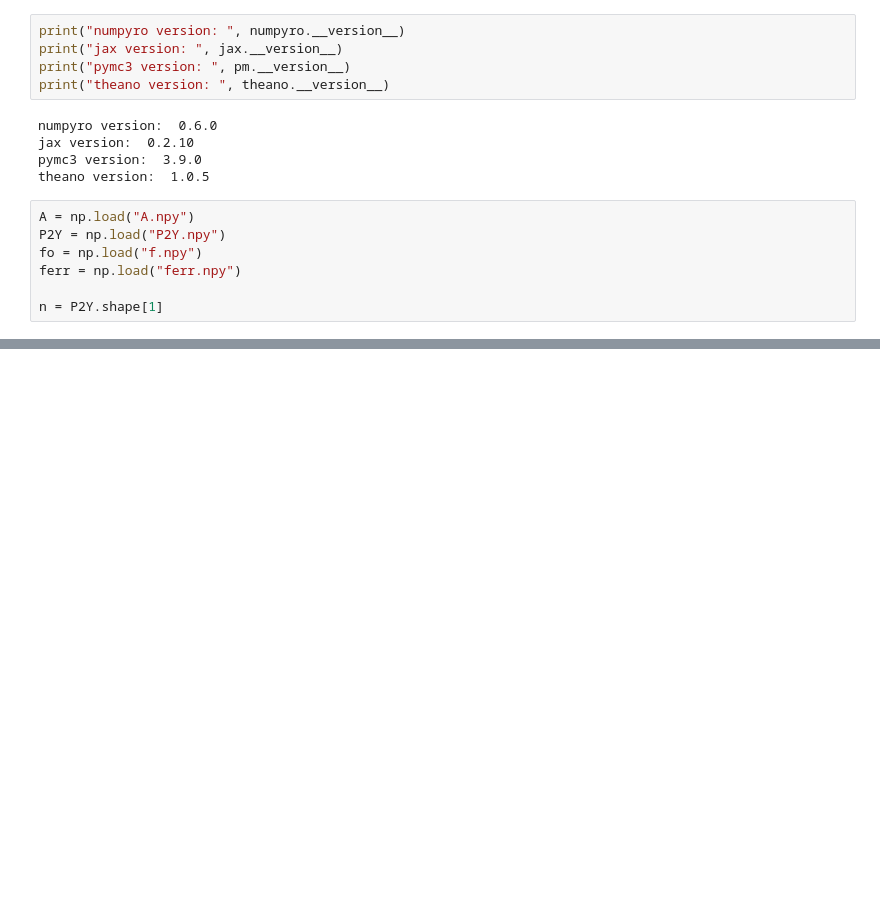
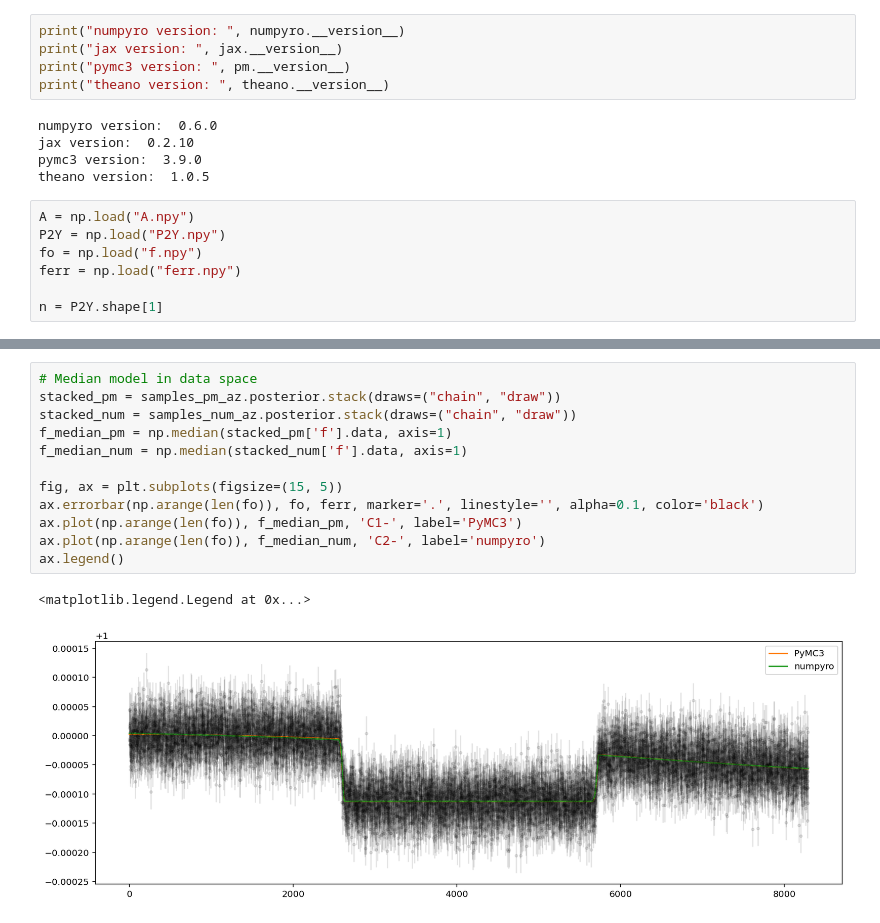
Before and after one commit to fbartolic/numpyro_vs_pymc3_hmc, a Jupyter notebook: notebook.ipynb, the cells around one changed output, grey strips where cells are left out. Cells and saved outputs as stored; diff of their text form; blank space fills up the shorter version.

```diff
--- a/notebook.ipynb
+++ b/notebook.ipynb
@@ -104,0 +134,15 @@ samples_num_az = az.from_numpyro(mcmc)
+# %%
+# Median model in data space
+stacked_pm = samples_pm_az.posterior.stack(draws=("chain", "draw"))
+stacked_num = samples_num_az.posterior.stack(draws=("chain", "draw"))
+f_median_pm = np.median(stacked_pm['f'].data, axis=1)
+f_median_num = np.median(stacked_num['f'].data, axis=1)
+
+fig, ax = plt.subplots(figsize=(15, 5))
+ax.errorbar(np.arange(len(fo)), fo, ferr, marker='.', linestyle='', alpha=0.1, color='black')
+ax.plot(np.arange(len(fo)), f_median_pm, 'C1-', label='PyMC3')
+ax.plot(np.arange(len(fo)), f_median_num, 'C2-', label='numpyro')
+ax.legend()
+# %% [output]
+<matplotlib.legend.Legend at 0x...>
+[figure, added]
```
Also changed, not shown: parts of 10 cells of this notebook.
